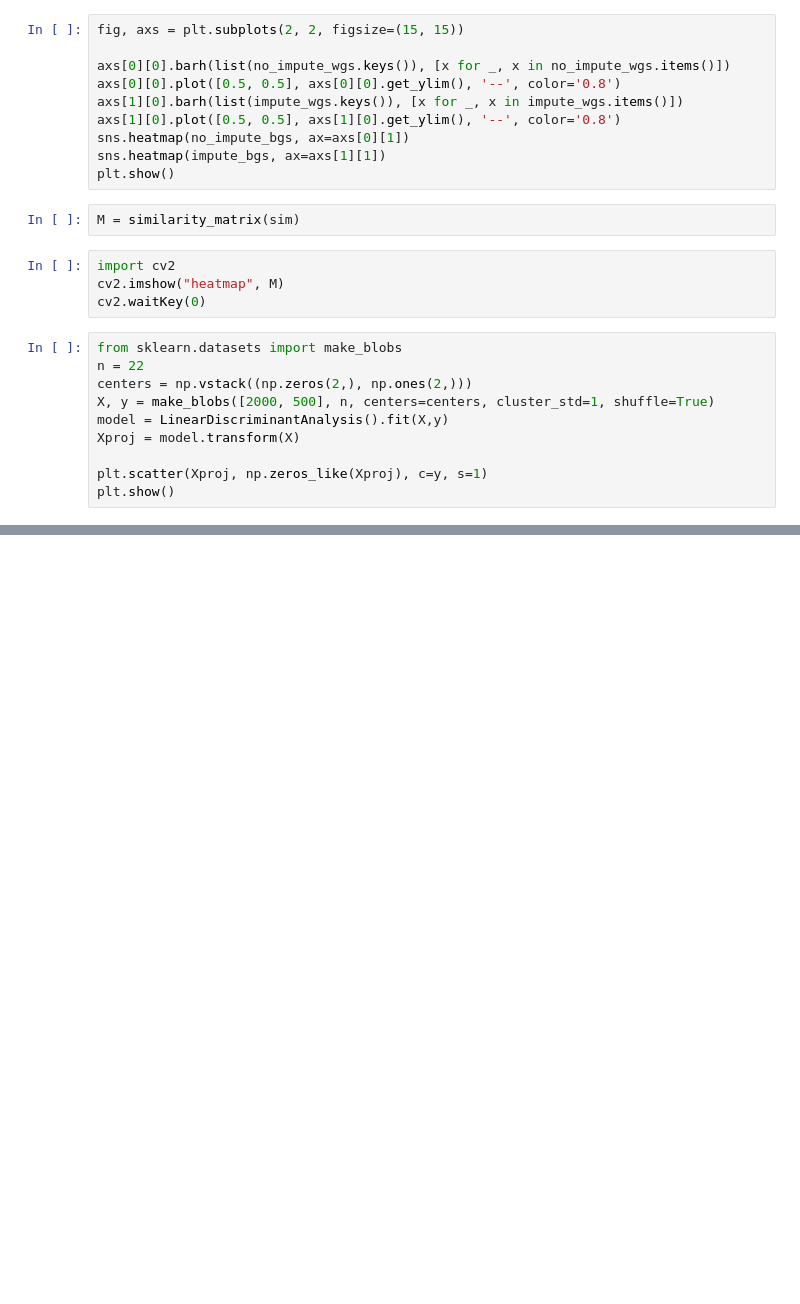
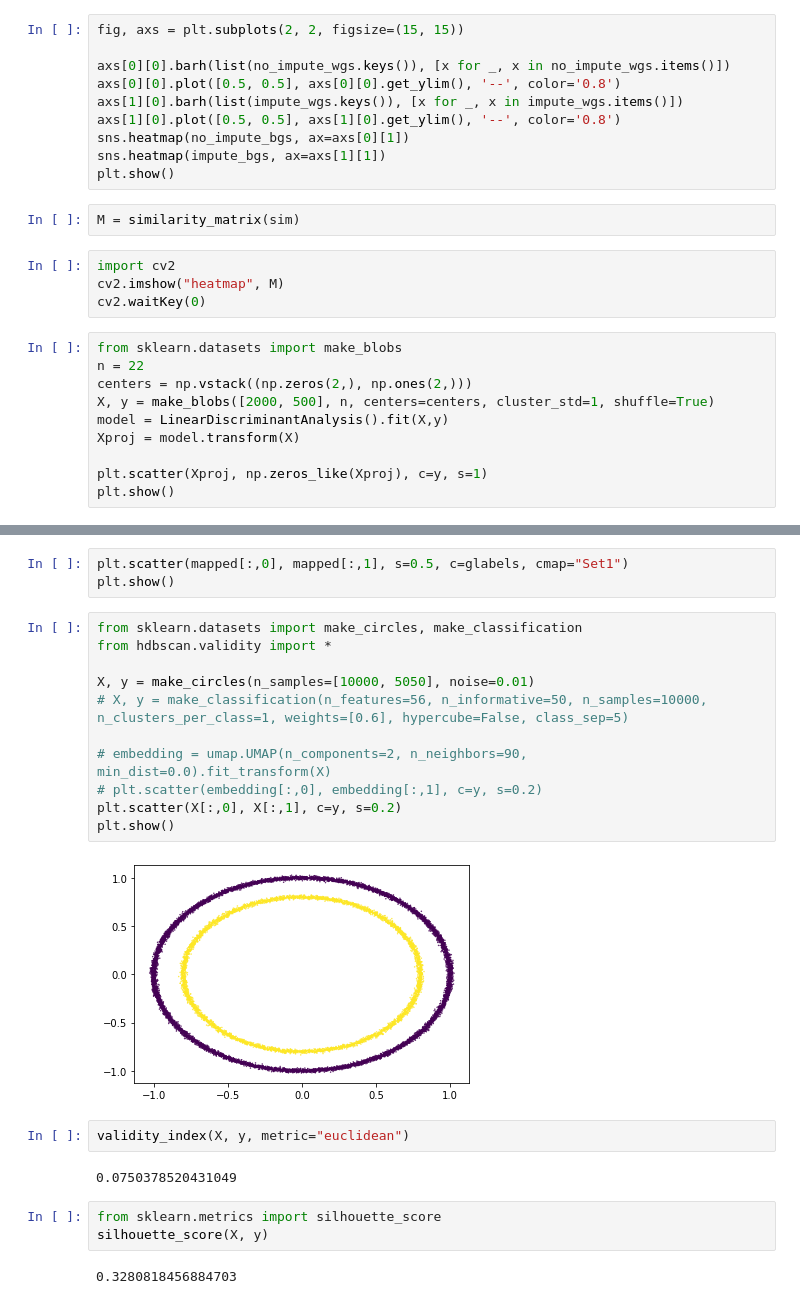
Before and after one commit to Thalaivar/DDP, a Jupyter notebook: B-SOID/notebooks/2clustering.ipynb, the cells around one changed output, grey strips where cells are left out. Saved outputs shown, nothing was run; the diff lists cells and outputs as text; blank space fills up the shorter version.

```diff
--- a/B-SOID/notebooks/2clustering.ipynb
+++ b/B-SOID/notebooks/2clustering.ipynb
@@ -274,0 +258,25 @@ for
+# %%
+plt.scatter(mapped[:,0], mapped[:,1], s=0.5, c=glabels, cmap="Set1")
+plt.show()
+# %%
+from sklearn.datasets import make_circles, make_classification
+from hdbscan.validity import *
+
+X, y = make_circles(n_samples=[10000, 5050], noise=0.01)
+# X, y = make_classification(n_features=56, n_informative=50, n_samples=10000, n_clusters_per_class=1, weights=[0.6], hypercube=False, class_sep=5)
+
+# embedding = umap.UMAP(n_components=2, n_neighbors=90, min_dist=0.0).fit_transform(X)
+# plt.scatter(embedding[:,0], embedding[:,1], c=y, s=0.2)
+plt.scatter(X[:,0], X[:,1], c=y, s=0.2)
+plt.show()
+# %% [output]
+[figure, added]
+# %%
+validity_index(X, y, metric="euclidean")
+# %% [output]
+0.0750378520431049
+# %%
+from sklearn.metrics import silhouette_score
+silhouette_score(X, y)
+# %% [output]
+0.3280818456884703
```
Also changed, not shown: parts of 14 cells of this notebook, 1 other file.
